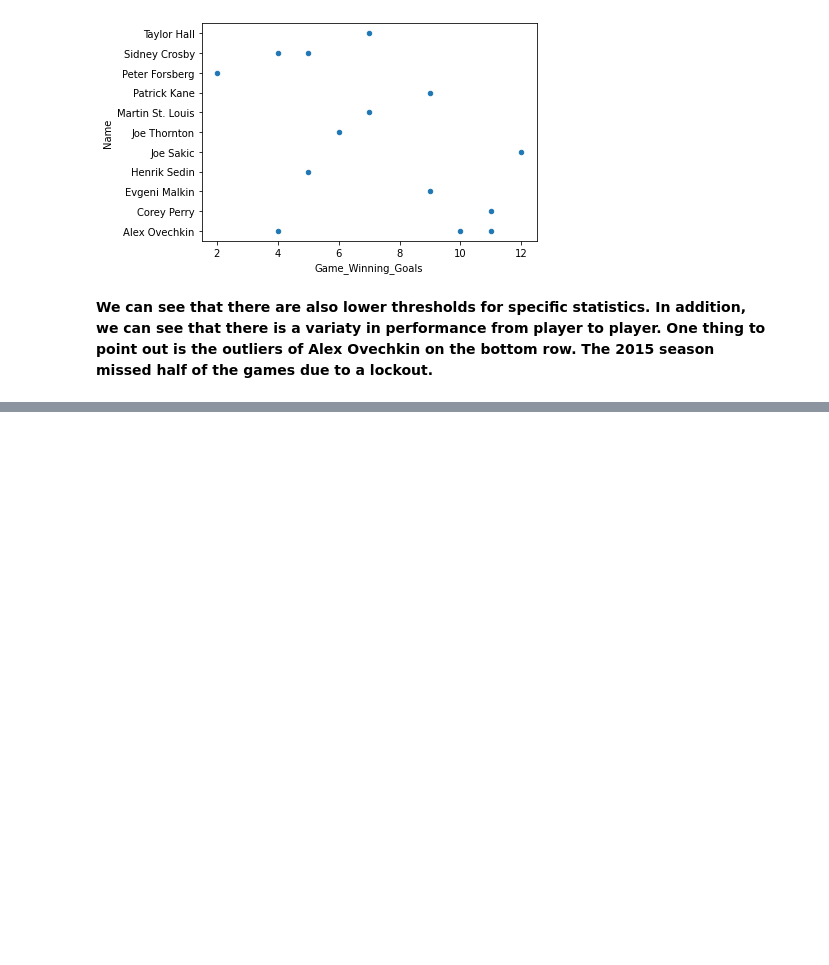
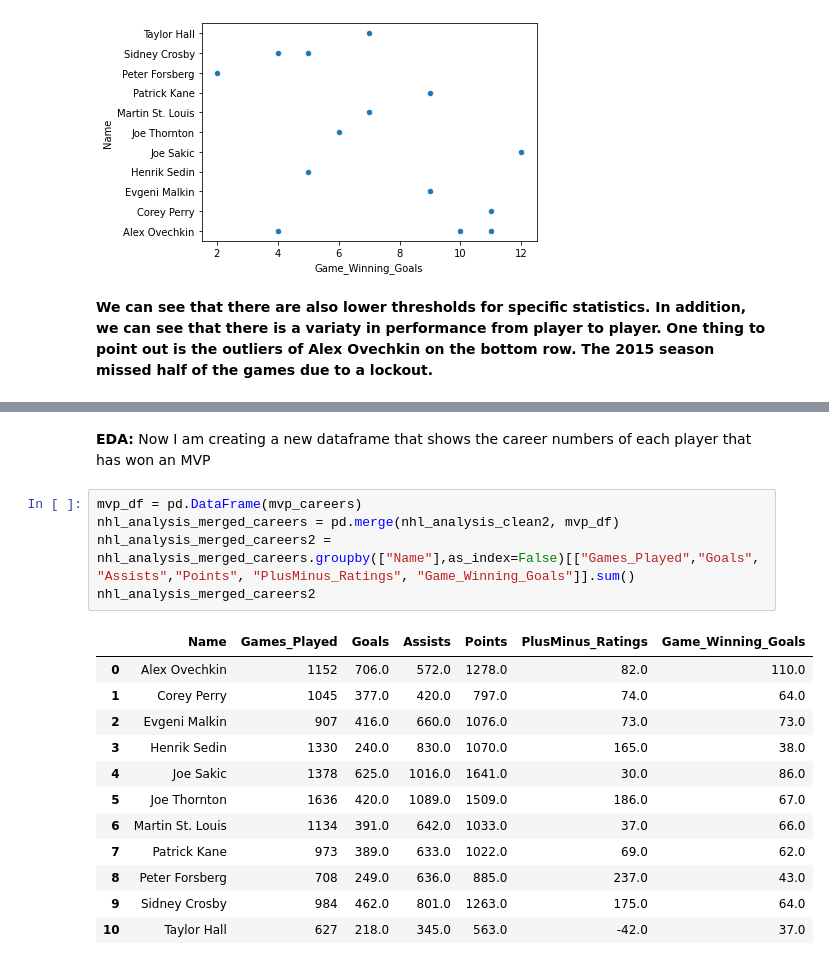
Before and after one commit to data301-2021-winter1/project-group38-project, a Jupyter notebook: notebooks/analysis2.ipynb, the cells around one changed output, grey strips where cells are left out. Drawn from its saved outputs; the diff is of its cells as text; blank space fills up the shorter version.

```diff
--- a/notebooks/analysis2.ipynb
+++ b/notebooks/analysis2.ipynb
@@ -149,0 +171,20 @@ nhl_analysis_merged2.plot(kind='scatter', x='Game_Winning_Goals', y='Name')
+# %% [markdown]
+**EDA:** Now I am creating a new dataframe that shows the career numbers of each player that has won an MVP
+# %%
+mvp_df = pd.DataFrame(mvp_careers)
+nhl_analysis_merged_careers = pd.merge(nhl_analysis_clean2, mvp_df)
+nhl_analysis_merged_careers2 = nhl_analysis_merged_careers.groupby(["Name"],as_index=False)[["Games_Played","Goals", "Assists","Points", "PlusMinus_Ratings", "Game_Winning_Goals"]].sum()
+nhl_analysis_merged_careers2
+# %% [output]
+|  | Name | Games_Played | Goals | Assists | Points | PlusMinus_Ratings | Game_Winning_Goals |
+| 0 | Alex Ovechkin | 1152 | 706.0 | 572.0 | 1278.0 | 82.0 | 110.0 |
+| 1 | Corey Perry | 1045 | 377.0 | 420.0 | 797.0 | 74.0 | 64.0 |
+| 2 | Evgeni Malkin | 907 | 416.0 | 660.0 | 1076.0 | 73.0 | 73.0 |
+| 3 | Henrik Sedin | 1330 | 240.0 | 830.0 | 1070.0 | 165.0 | 38.0 |
+| 4 | Joe Sakic | 1378 | 625.0 | 1016.0 | 1641.0 | 30.0 | 86.0 |
+| 5 | Joe Thornton | 1636 | 420.0 | 1089.0 | 1509.0 | 186.0 | 67.0 |
+| 6 | Martin St. Louis | 1134 | 391.0 | 642.0 | 1033.0 | 37.0 | 66.0 |
+| 7 | Patrick Kane | 973 | 389.0 | 633.0 | 1022.0 | 69.0 | 62.0 |
+| 8 | Peter Forsberg | 708 | 249.0 | 636.0 | 885.0 | 237.0 | 43.0 |
+| 9 | Sidney Crosby | 984 | 462.0 | 801.0 | 1263.0 | 175.0 | 64.0 |
+| 10 | Taylor Hall | 627 | 218.0 | 345.0 | 563.0 | -42.0 | 37.0 |
```
Also changed, not shown: parts of 14 cells of this notebook, 3 other files.
